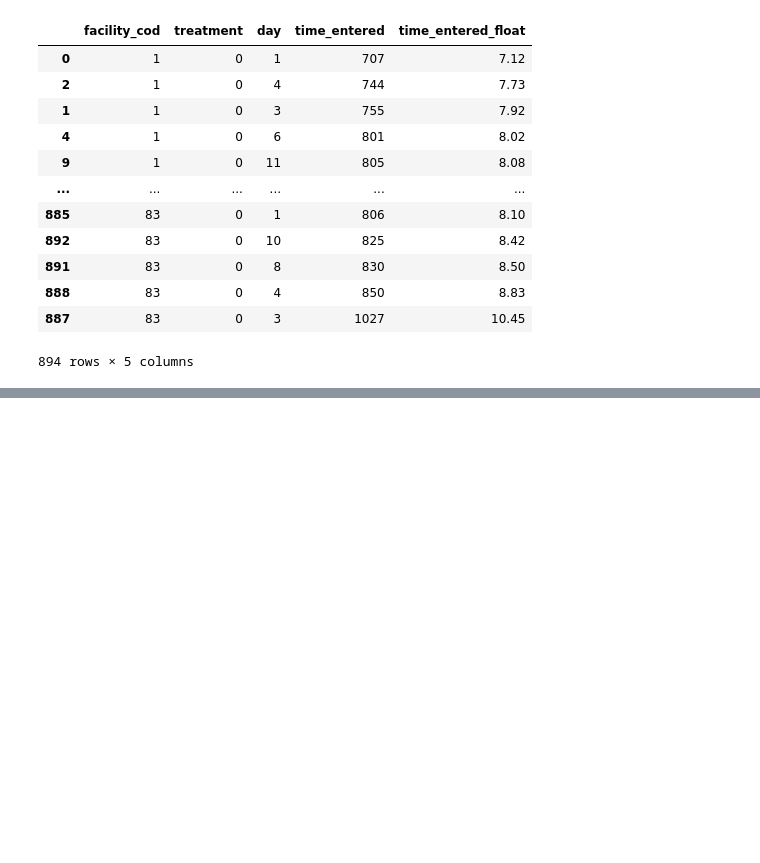
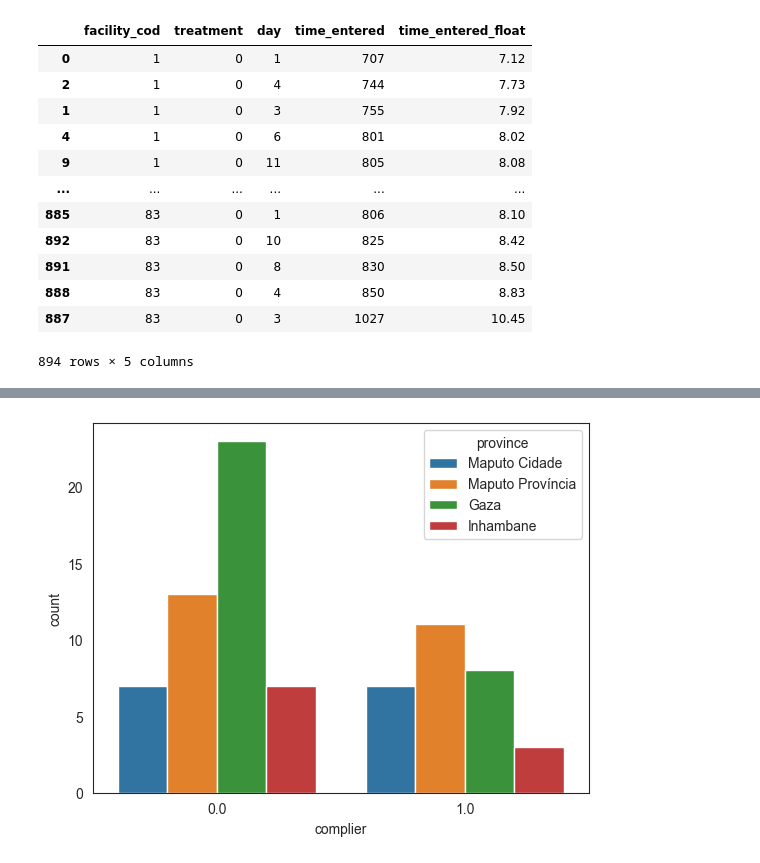
Before and after one commit to health-lse/anc_hiv_scheduling, a Jupyter notebook: notebooks/test.ipynb, the cells around one changed output, grey strips where cells are left out. Cells and saved outputs as stored; diff of their text form; code cells hidden in the pictures; blank space fills up the shorter version.

```diff
--- a/notebooks/test.ipynb
+++ b/notebooks/test.ipynb
@@ -1445,0 +1430,5 @@ final = final[final["time_left"] <= 1600]
+# %%
+sns.countplot(facility_characteristics, x="complier", hue="province")
+plt.show()
+# %% [output]
+[figure, added]
```
Also changed, not shown: parts of 16 cells of this notebook, 10 other files.
